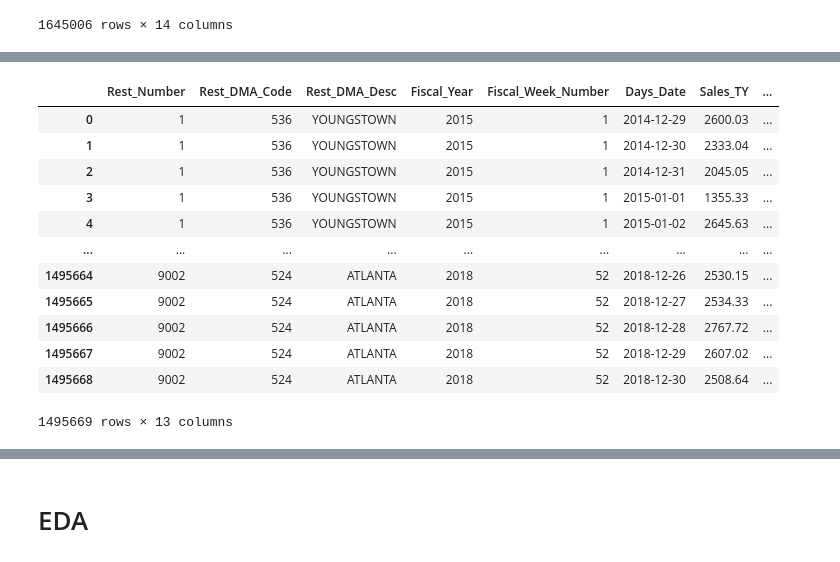
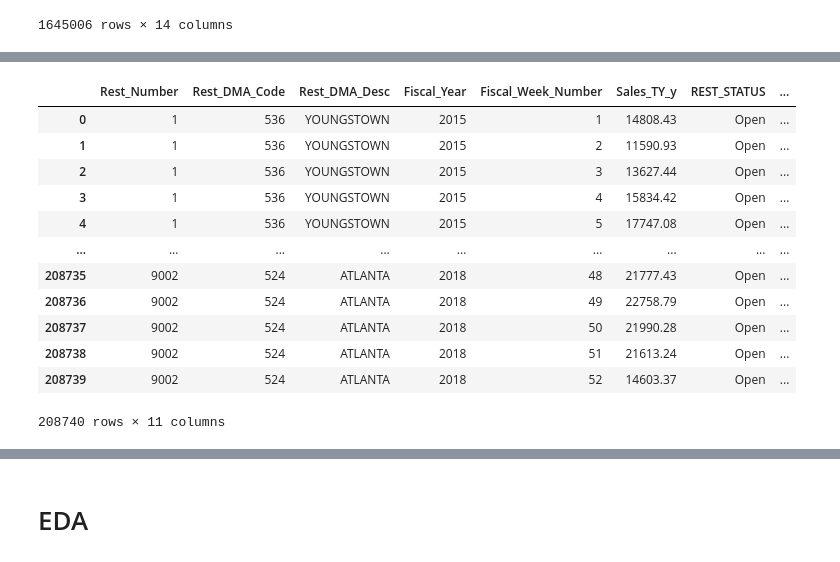
Before and after one commit to will4865/Inspire-Brands-Case-Study, a Jupyter notebook: technical-case-study.ipynb, the cells around one changed output, grey strips where cells are left out. Saved outputs shown, nothing was run; the diff lists cells and outputs as text; code cells hidden in the pictures.

```diff
--- a/technical-case-study.ipynb
+++ b/technical-case-study.ipynb
@@ -3,7 +3,7 @@
 # %%
 import pandas as pd
 pd.options.display.max_rows = 100
-pd.options.display.max_columns = 25
+pd.options.display.max_columns = 50
 import matplotlib.pyplot as plt
 import matplotlib.dates as mdates
 %matplotlib inline
@@ -682,0 +705,3 @@ Combine restaurant, sales_and_weather(averaged per fiscal_week), competition, av
+# %%
+weekly_sales = arg_sales.groupby(['Rest_Number', 'Fiscal_Year','Fiscal_Week_Number']).agg({'Sales_TY':'sum'}).reset_index()
+weekly_sales.head()
@@ -682,0 +731,6 @@ Combine restaurant, sales_and_weather(averaged per fiscal_week), competition, av
+# %%
+modeling_df = arg_sales.merge(weekly_sales, how='right', left_on=['Rest_Number', 'Fiscal_Year', 'Fiscal_Week_Number'],
+                right_on = ['Rest_Number', 'Fiscal_Year', 'Fiscal_Week_Number']).drop_duplicates('Sales_TY_y',
+                                                                                                 keep= 'first')
+modeling_df = modeling_df.reset_index().drop(columns = ['index', 'Days_Date','Sales_TY_x'])
+modeling_df.head()
@@ -683,18 +744,19 @@ Combine restaurant, sales_and_weather(averaged per fiscal_week), competition, av
 # %%
-modeling_df = arg_sales.merge(restaurant, how = 'left', left_on= 'Rest_Number', right_on= 'REST_NUMBER')
+modeling_df = modeling_df.merge(restaurant, how = 'left', left_on= 'Rest_Number',
+                                right_on= 'REST_NUMBER').drop(columns = ['REST_NUMBER'])
 modeling_df
 # %% [output]
-|  | Rest_Number | Rest_DMA_Code | Rest_DMA_Desc | Fiscal_Year | Fiscal_Week_Number | Days_Date | Sales_TY | ... |
-| 0 | 1 | 536 | YOUNGSTOWN | 2015 | 1 | 2014-12-29 | 2600.03 | ... |
-| 1 | 1 | 536 | YOUNGSTOWN | 2015 | 1 | 2014-12-30 | 2333.04 | ... |
-| 2 | 1 | 536 | YOUNGSTOWN | 2015 | 1 | 2014-12-31 | 2045.05 | ... |
-| 3 | 1 | 536 | YOUNGSTOWN | 2015 | 1 | 2015-01-01 | 1355.33 | ... |
-| 4 | 1 | 536 | YOUNGSTOWN | 2015 | 1 | 2015-01-02 | 2645.63 | ... |
+|  | Rest_Number | Rest_DMA_Code | Rest_DMA_Desc | Fiscal_Year | Fiscal_Week_Number | Sales_TY_y | REST_STATUS | ... |
+| 0 | 1 | 536 | YOUNGSTOWN | 2015 | 1 | 14808.43 | Open | ... |
+| 1 | 1 | 536 | YOUNGSTOWN | 2015 | 2 | 11590.93 | Open | ... |
+| 2 | 1 | 536 | YOUNGSTOWN | 2015 | 3 | 13627.44 | Open | ... |
+| 3 | 1 | 536 | YOUNGSTOWN | 2015 | 4 | 15834.42 | Open | ... |
+| 4 | 1 | 536 | YOUNGSTOWN | 2015 | 5 | 17747.08 | Open | ... |
 | ... | ... | ... | ... | ... | ... | ... | ... | ... |
-| 1495664 | 9002 | 524 | ATLANTA | 2018 | 52 | 2018-12-26 | 2530.15 | ... |
-| 1495665 | 9002 | 524 | ATLANTA | 2018 | 52 | 2018-12-27 | 2534.33 | ... |
-| 1495666 | 9002 | 524 | ATLANTA | 2018 | 52 | 2018-12-28 | 2767.72 | ... |
-| 1495667 | 9002 | 524 | ATLANTA | 2018 | 52 | 2018-12-29 | 2607.02 | ... |
-| 1495668 | 9002 | 524 | ATLANTA | 2018 | 52 | 2018-12-30 | 2508.64 | ... |
+| 208735 | 9002 | 524 | ATLANTA | 2018 | 48 | 21777.43 | Open | ... |
+| 208736 | 9002 | 524 | ATLANTA | 2018 | 49 | 22758.79 | Open | ... |
+| 208737 | 9002 | 524 | ATLANTA | 2018 | 50 | 21990.28 | Open | ... |
+| 208738 | 9002 | 524 | ATLANTA | 2018 | 51 | 21613.24 | Open | ... |
+| 208739 | 9002 | 524 | ATLANTA | 2018 | 52 | 14603.37 | Open | ... |
-1495669 rows × 13 columns
+208740 rows × 11 columns
 # %%
```
Also changed, not shown: parts of 26 cells of this notebook.
